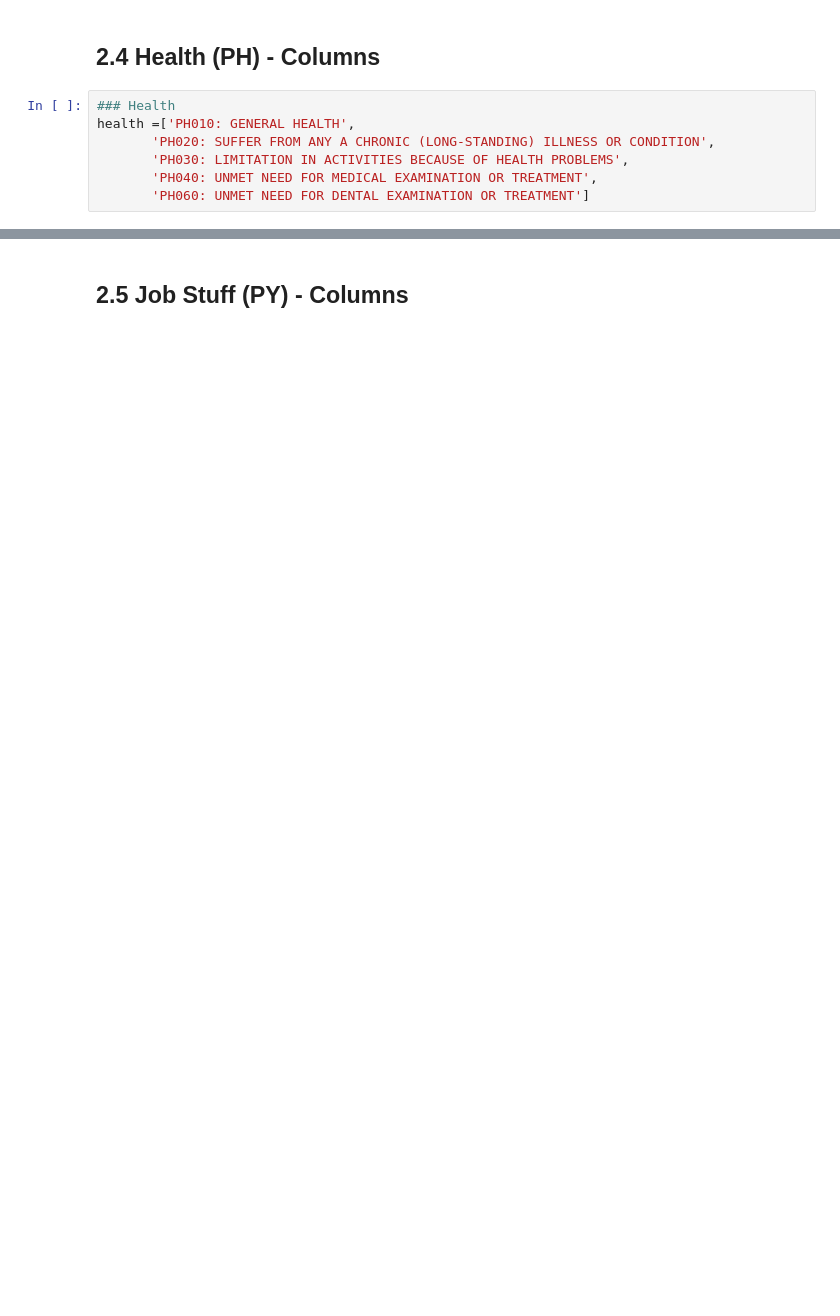
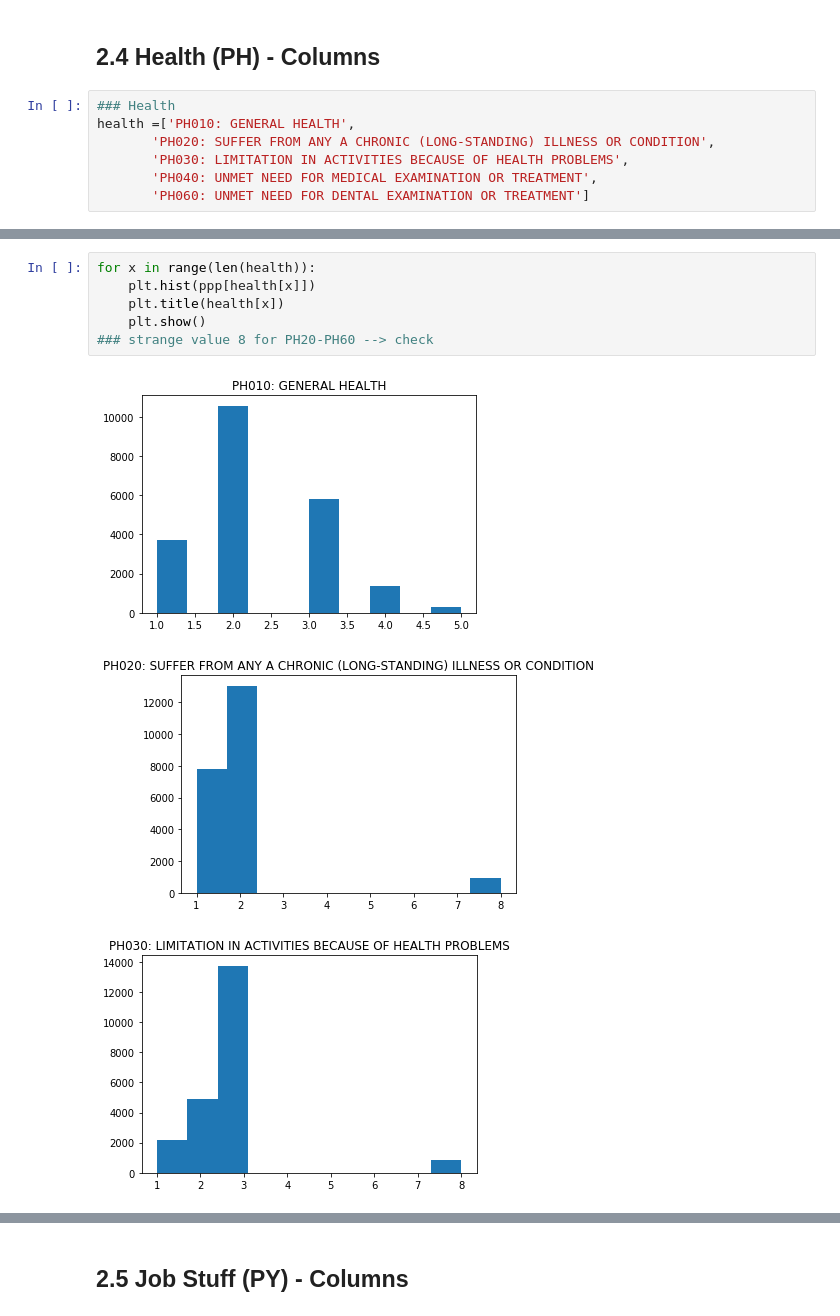
Before and after one commit to ta-data-lis/final-project, a Jupyter notebook: your-project/code.ipynb, the cells around one changed output, grey strips where cells are left out. Saved outputs shown, nothing was run; the diff lists cells and outputs as text; blank space fills up the shorter version.

```diff
--- a/your-project/code.ipynb
+++ b/your-project/code.ipynb
@@ -957,0 +975,10 @@ health =['PH010: GENERAL HEALTH',
+# %%
+for x in range(len(health)):
+    plt.hist(ppp[health[x]])
+    plt.title(health[x])
+    plt.show()
+### strange value 8 for PH20-PH60 --> check
+# %% [output]
+[figure, added]
+[figure, added]
+[figure, added]
```
Also changed, not shown: parts of 77 cells of this notebook.
